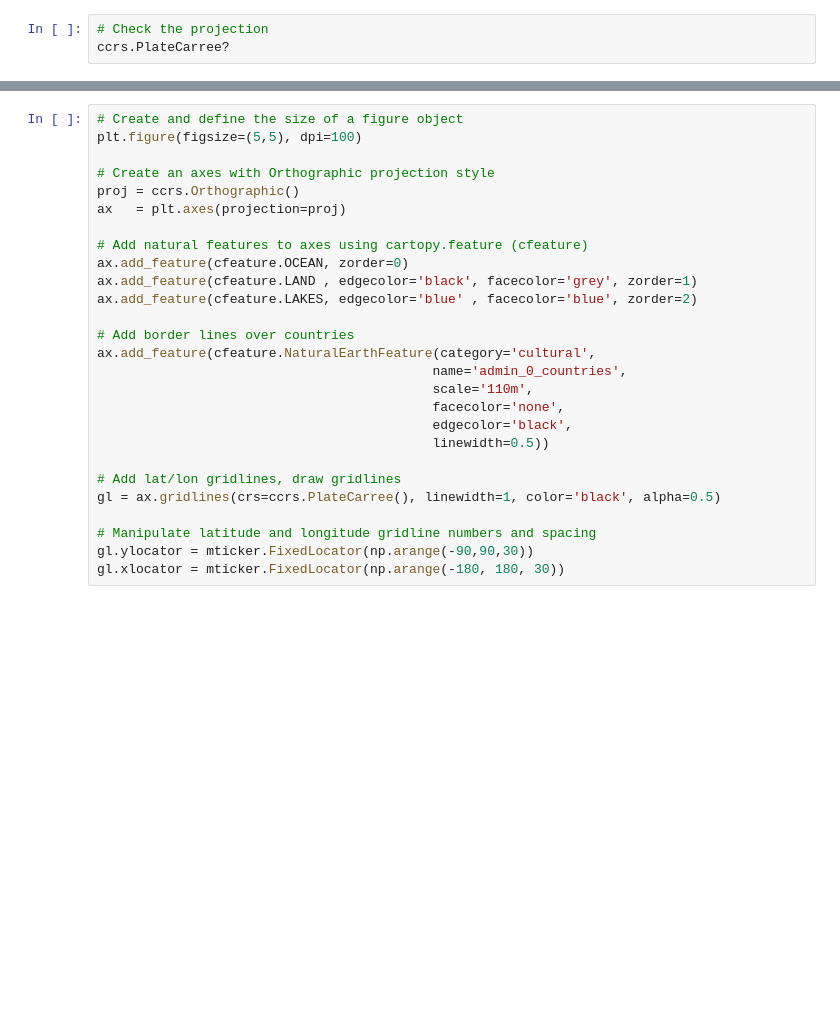
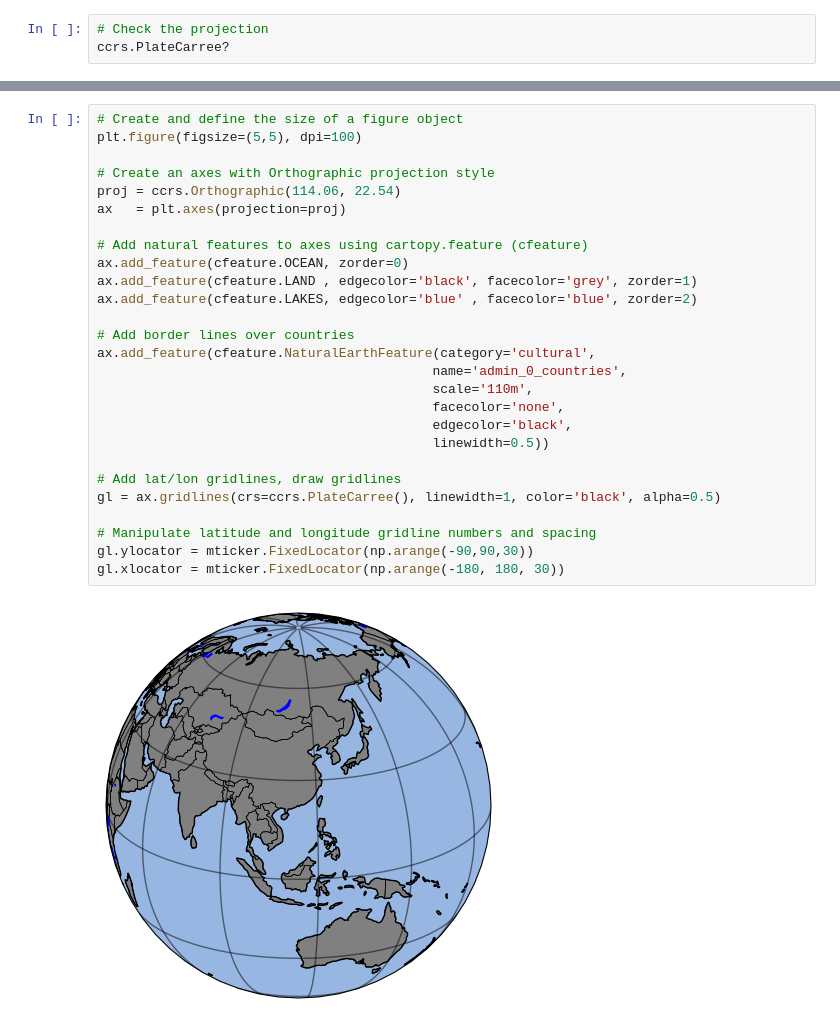
Before and after one commit to rico12312/ESE5023_Assignments_12332293, a Jupyter notebook: Class/Section_09.ipynb, the cells around one changed output, grey strips where cells are left out. Drawn from its saved outputs; the diff is of its cells as text; blank space fills up the shorter version.

```diff
--- a/Class/Section_09.ipynb
+++ b/Class/Section_09.ipynb
@@ -122,30 +195,32 @@ gl.xlocator = mticker.FixedLocator(np.arange(-180, 180, 30))
 # %%
 # Create and define the size of a figure object
 plt.figure(figsize=(5,5), dpi=100)
 
 # Create an axes with Orthographic projection style
-proj = ccrs.Orthographic()
+proj = ccrs.Orthographic(114.06, 22.54)
 ax   = plt.axes(projection=proj)
 
 # Add natural features to axes using cartopy.feature (cfeature)
 ax.add_feature(cfeature.OCEAN, zorder=0)
 ax.add_feature(cfeature.LAND , edgecolor='black', facecolor='grey', zorder=1)
 ax.add_feature(cfeature.LAKES, edgecolor='blue' , facecolor='blue', zorder=2)
 
 # Add border lines over countries
 ax.add_feature(cfeature.NaturalEarthFeature(category='cultural',
                                            name='admin_0_countries',
                                            scale='110m',
                                            facecolor='none',
                                            edgecolor='black',
                                            linewidth=0.5))
 
 # Add lat/lon gridlines, draw gridlines
 gl = ax.gridlines(crs=ccrs.PlateCarree(), linewidth=1, color='black', alpha=0.5)
 
 # Manipulate latitude and longitude gridline numbers and spacing
 gl.ylocator = mticker.FixedLocator(np.arange(-90,90,30))
 gl.xlocator = mticker.FixedLocator(np.arange(-180, 180, 30))
+# %% [output]
+[figure, added]
 # %%
 # Define plotting function
 def plot_map(my_projection):
```
Also changed, not shown: parts of 21 cells of this notebook, 1 other file.
